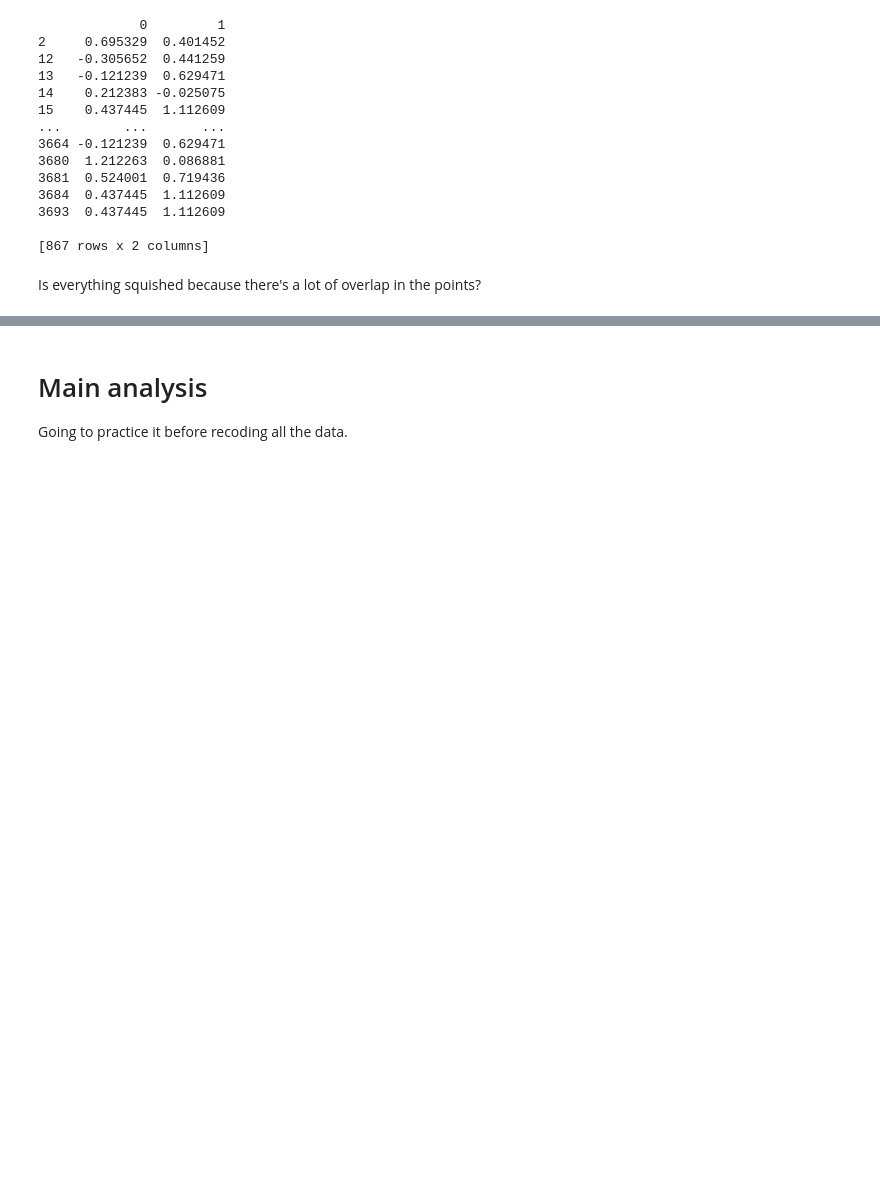
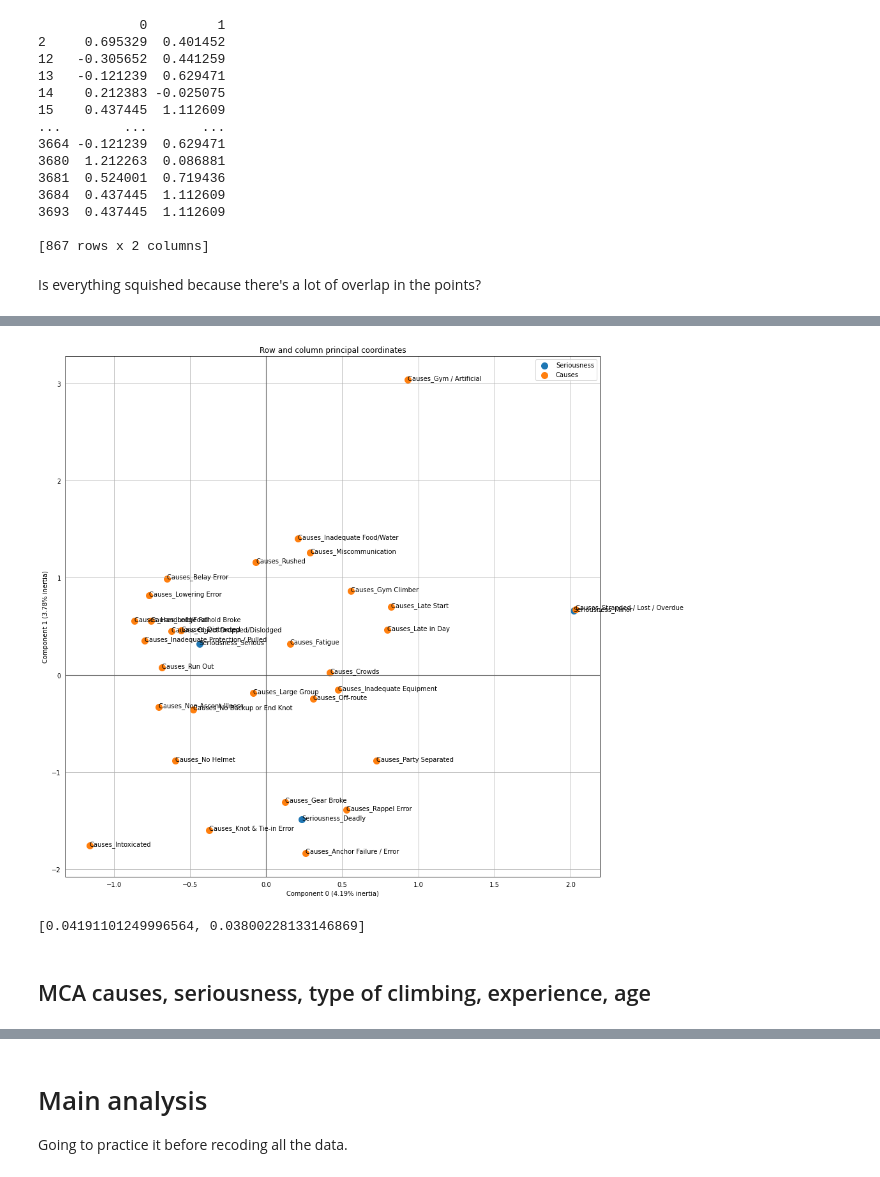
Before and after one commit to MAClaassen/python_course, a Jupyter notebook: AAC_assignments_draft.ipynb, the cells around one changed output, grey strips where cells are left out. Cells and saved outputs as stored; diff of their text form; code cells hidden in the pictures; blank space fills up the shorter version.

```diff
--- a/AAC_assignments_draft.ipynb
+++ b/AAC_assignments_draft.ipynb
@@ -575,3 +653,7 @@ Name: ID, Length: 3699, dtype: object>
+# %%
+# attach to df
+AAC_serious_cause = melt_causes.merge(AAC_serious, how = 'right', on = ['ID', 'Accident Title'])
+AAC_serious_cause
 # %% [markdown]
 # Crosstabs
 # %%
@@ -1008,0 +873,7 @@ SyntaxError: ignored
+# %%
+# select columns
+MCA_causes = AAC_serious_cause[["Seriousness", "Causes"]]
+# %%
+# drop NA because MCA does not take NA
+MCA_causes = MCA_causes.dropna()
+MCA_causes
@@ -1008,0 +915,24 @@ SyntaxError: ignored
+# %%
+mca = prince.MCA()
+mca = mca.fit(MCA_causes)
+# %%
+ax = mca.plot_coordinates(
+     X=MCA_causes,
+     ax=None,
+     figsize=(15, 15),
+     show_row_points=False,
+     row_points_size=10,
+     show_row_labels=False,
+     show_column_points=True,
+     column_points_size=100,
+     show_column_labels=True,
+     legend_n_cols=1
+     )
+# %% [output]
+[figure, added]
+# %%
+mca.explained_inertia_
+# %% [output]
+[0.04191101249996564, 0.03800228133146869]
+# %% [markdown]
+## MCA causes, seriousness, type of climbing, experience, age
```
Also changed, not shown: parts of 81 cells of this notebook.
